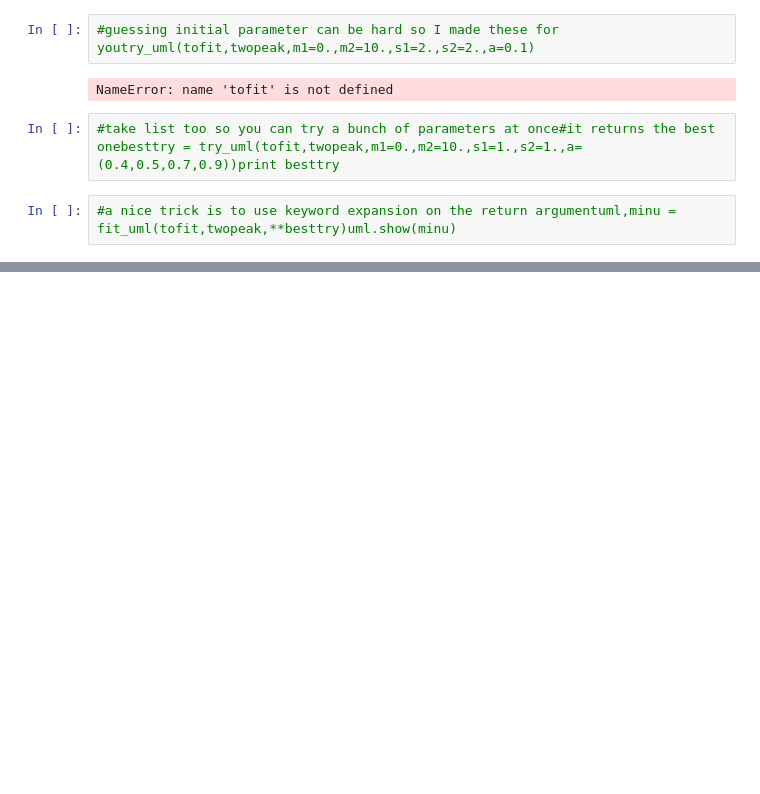
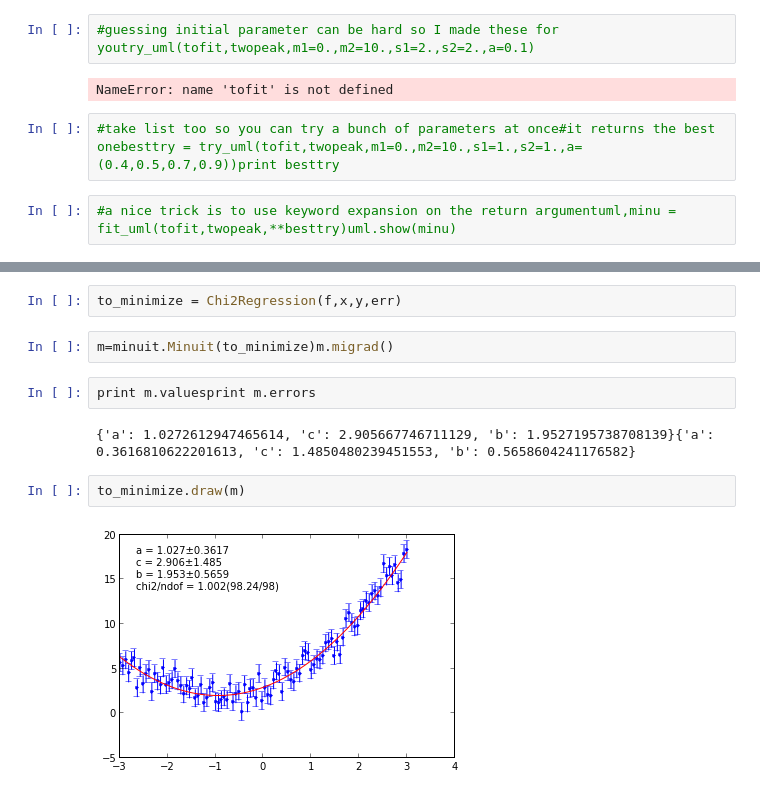
Before and after one commit to scikit-hep/probfit, a Jupyter notebook: tutorial.ipynb, the cells around one changed output, grey strips where cells are left out. Saved outputs shown, nothing was run; the diff lists cells and outputs as text; blank space fills up the shorter version.

Commit message:
add tutorial on chi2regression

```diff
--- a/tutorial.ipynb
+++ b/tutorial.ipynb
@@ -67,0 +73,12 @@ NameError: name 'tofit' is not defined
+# %%
+to_minimize = Chi2Regression(f,x,y,err)
+# %%
+m=minuit.Minuit(to_minimize)m.migrad()
+# %%
+print m.valuesprint m.errors
+# %% [output]
+{'a': 1.0272612947465614, 'c': 2.905667746711129, 'b': 1.9527195738708139}{'a': 0.3616810622201613, 'c': 1.4850480239451553, 'b': 0.5658604241176582}
+# %%
+to_minimize.draw(m)
+# %% [output]
+[figure, added]
```
Also changed, not shown: parts of 2 cells of this notebook, 10 other files.
